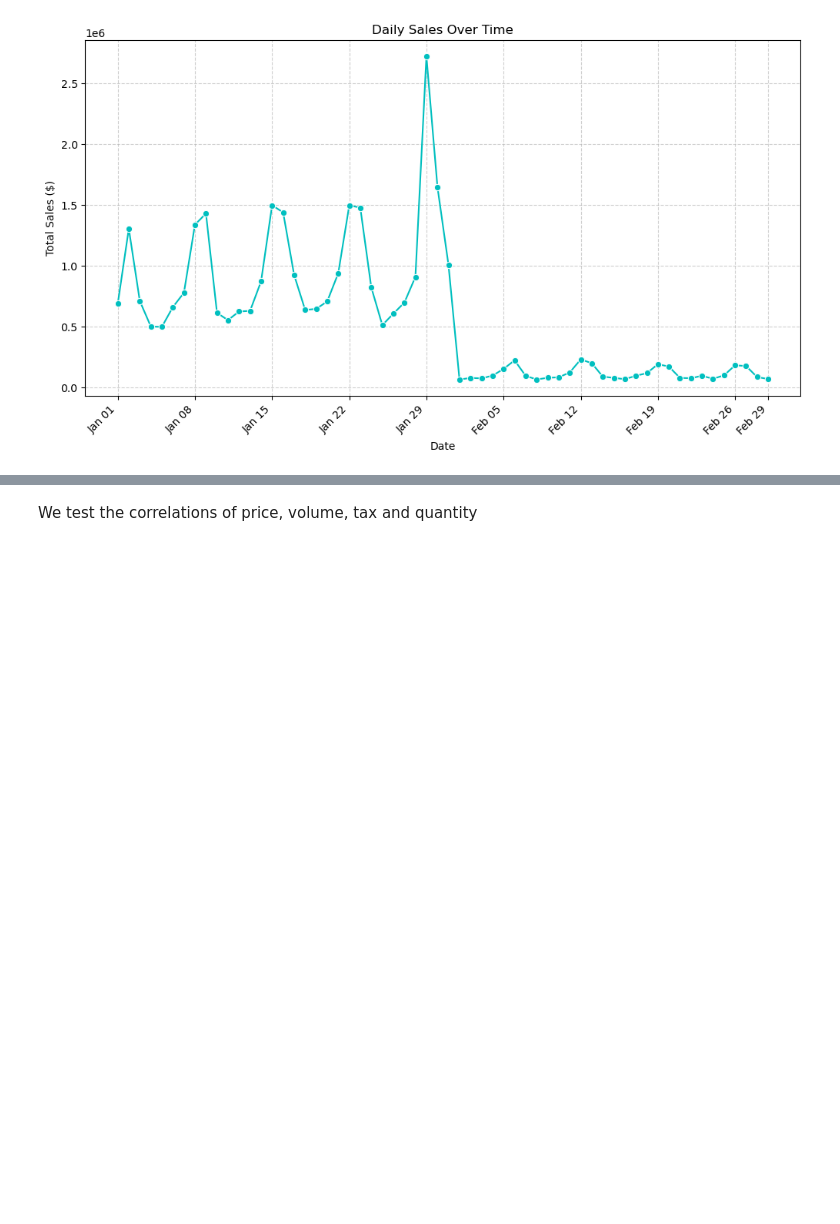
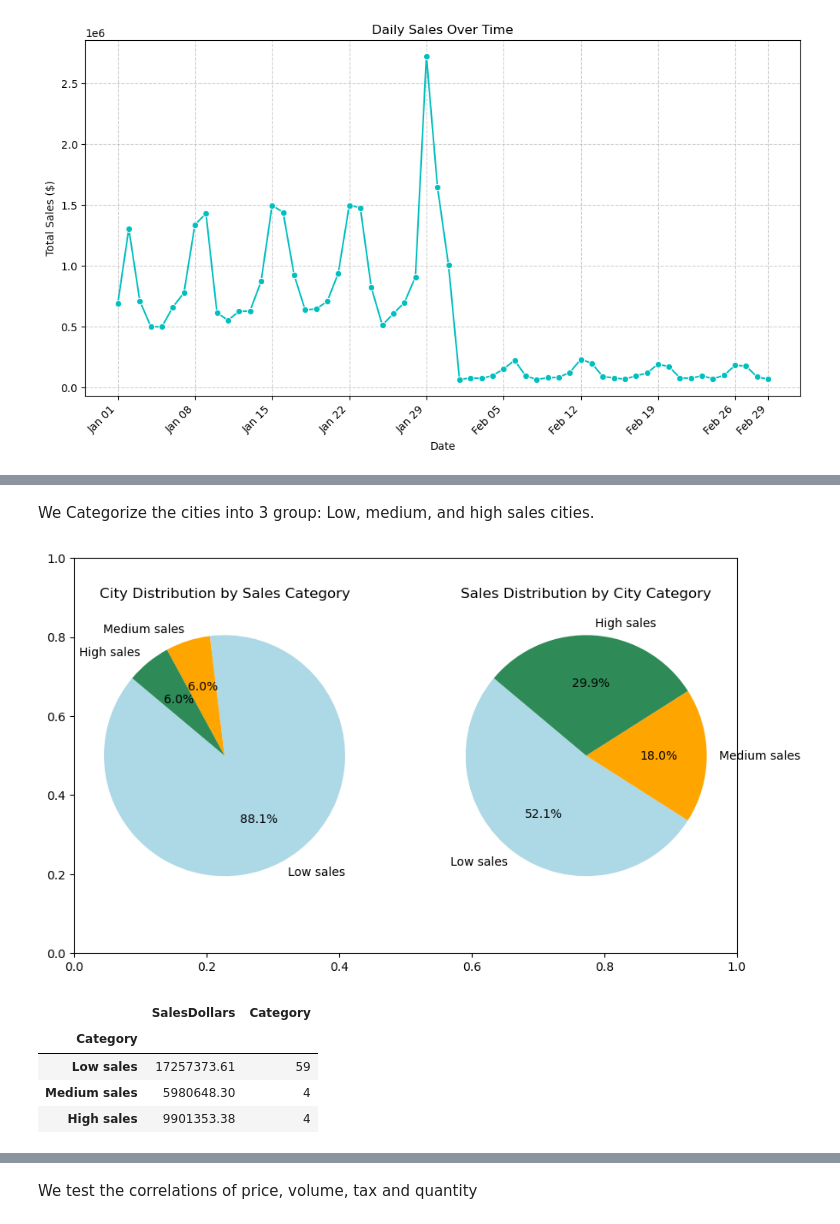
Before and after one commit to Leullque/ece143_group10, a Jupyter notebook: visualization.ipynb, the cells around one changed output, grey strips where cells are left out. Cells and saved outputs as stored; diff of their text form; code cells hidden in the pictures; blank space fills up the shorter version.

```diff
--- a/visualization.ipynb
+++ b/visualization.ipynb
@@ -140,0 +172,25 @@ plt.show()
+# %% [markdown]
+We Categorize the cities into 3 group:</br>
+Low, medium, and high sales cities.
+# %%
+# Give category for the city by total sales into 3 groups, by the total sales
+sales_by_city['Category'] = pd.cut(sales_by_city['SalesDollars'], bins=3, labels=['Low sales', 'Medium sales', 'High sales'])
+city_sum = sales_by_city.groupby('Category').agg({'SalesDollars': 'sum', 'Category': 'count'})
+# Visualize the city count and sales distribution for each category
+fig, ax = plt.subplots(figsize=(10, 6))
+plt.subplot(1, 2, 1)
+plt.pie(city_sum['Category'], labels=city_sum.index, autopct='%1.1f%%', startangle=140, colors=['lightblue', 'orange', 'seagreen'])
+plt.title("City Distribution by Sales Category")
+plt.subplot(1, 2, 2)
+plt.pie(city_sum['SalesDollars'], labels=city_sum.index,
+        autopct='%1.1f%%', startangle=140, colors=['lightblue', 'orange', 'seagreen'])
+plt.title("Sales Distribution by City Category")
+plt.show()
+city_sum
+# %% [output]
+[figure, added]
+|  | SalesDollars | Category |
+| Category |  |  |
+| Low sales | 17257373.61 | 59 |
+| Medium sales | 5980648.30 | 4 |
+| High sales | 9901353.38 | 4 |
```
Also changed, not shown: parts of 5 cells of this notebook.
